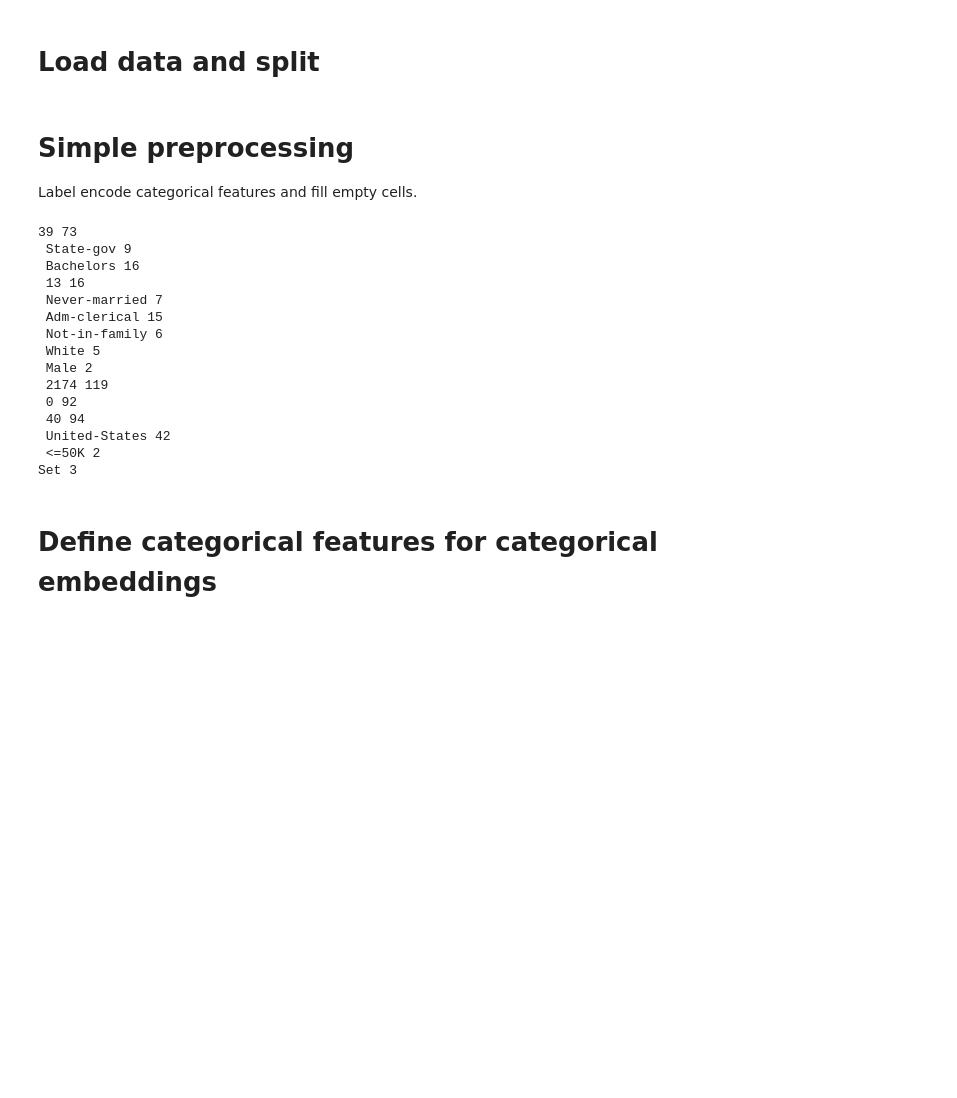
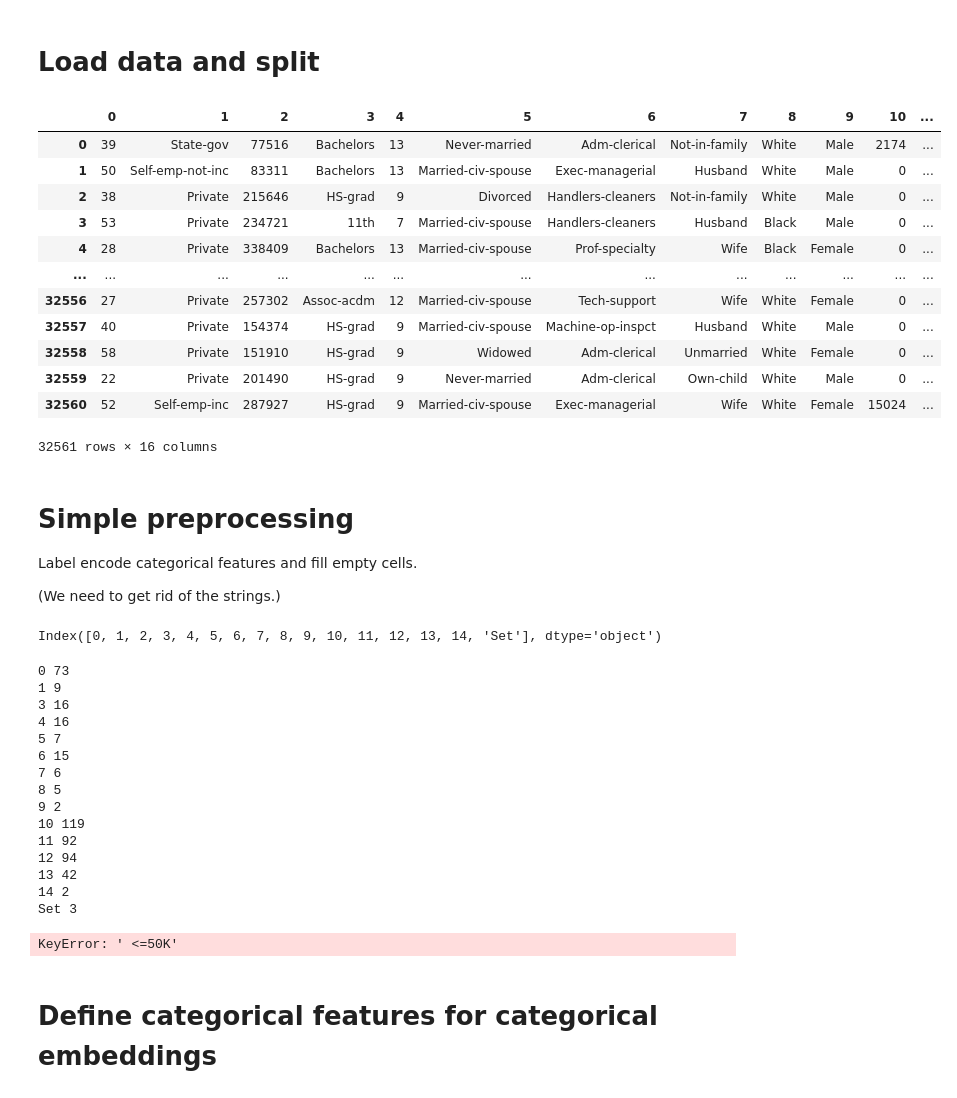
Before and after one commit to johnfkraus/tabnet, a Jupyter notebook: census_example.ipynb, the cells around one changed output. Drawn from its saved outputs; the diff is of its cells as text; code cells hidden in the pictures; blank space fills up the shorter version.

```diff
--- a/census_example.ipynb
+++ b/census_example.ipynb
@@ -49,7 +209,8 @@ Downloading file...
 # %% [markdown]
 # Load data and split
 # %%
-train = pd.read_csv(out)
+# train = pd.read_csv(out)
+train = pd.read_csv(out, header=None)
 target = ' <=50K'
 if "Set" not in train.columns:
     train["Set"] = np.random.choice(["train", "valid", "test"], p =[.8, .1, .1], size=(train.shape[0],))
@@ -57,10 +218,32 @@ if "Set" not in train.columns:
 train_indices = train[train.Set=="train"].index
 valid_indices = train[train.Set=="valid"].index
 test_indices = train[train.Set=="test"].index
+# %%
+train
+# %% [output]
+|  | 0 | 1 | 2 | 3 | 4 | 5 | 6 | 7 | 8 | 9 | 10 | ... |
+| 0 | 39 | State-gov | 77516 | Bachelors | 13 | Never-married | Adm-clerical | Not-in-family | White | Male | 2174 | ... |
+| 1 | 50 | Self-emp-not-inc | 83311 | Bachelors | 13 | Married-civ-spouse | Exec-managerial | Husband | White | Male | 0 | ... |
+| 2 | 38 | Private | 215646 | HS-grad | 9 | Divorced | Handlers-cleaners | Not-in-family | White | Male | 0 | ... |
+| 3 | 53 | Private | 234721 | 11th | 7 | Married-civ-spouse | Handlers-cleaners | Husband | Black | Male | 0 | ... |
+| 4 | 28 | Private | 338409 | Bachelors | 13 | Married-civ-spouse | Prof-specialty | Wife | Black | Female | 0 | ... |
+| ... | ... | ... | ... | ... | ... | ... | ... | ... | ... | ... | ... | ... |
+| 32556 | 27 | Private | 257302 | Assoc-acdm | 12 | Married-civ-spouse | Tech-support | Wife | White | Female | 0 | ... |
+| 32557 | 40 | Private | 154374 | HS-grad | 9 | Married-civ-spouse | Machine-op-inspct | Husband | White | Male | 0 | ... |
+| 32558 | 58 | Private | 151910 | HS-grad | 9 | Widowed | Adm-clerical | Unmarried | White | Female | 0 | ... |
+| 32559 | 22 | Private | 201490 | HS-grad | 9 | Never-married | Adm-clerical | Own-child | White | Male | 0 | ... |
+| 32560 | 52 | Self-emp-inc | 287927 | HS-grad | 9 | Married-civ-spouse | Exec-managerial | Wife | White | Female | 15024 | ... |
+32561 rows × 16 columns
 # %% [markdown]
 # Simple preprocessing
 
 Label encode categorical features and fill empty cells.
+
+(We need to get rid of the strings.)
+# %%
+train.columns
+# %% [output]
+Index([0, 1, 2, 3, 4, 5, 6, 7, 8, 9, 10, 11, 12, 13, 14, 'Set'], dtype='object')
 # %%
 nunique = train.nunique()
 types = train.dtypes
@@ -78,25 +261,27 @@ for col in train.columns:
     else:
         train.fillna(train.loc[train_indices, col].mean(), inplace=True)
 # %% [output]
-39 73
- State-gov 9
- Bachelors 16
- 13 16
- Never-married 7
- Adm-clerical 15
- Not-in-family 6
- White 5
- Male 2
- 2174 119
- 0 92
- 40 94
- United-States 42
- <=50K 2
+0 73
+1 9
+3 16
+4 16
+5 7
+6 15
+7 6
+8 5
+9 2
+10 119
+11 92
+12 94
+13 42
+14 2
 Set 3
 # %%
 # check that pipeline accepts strings
 train.loc[train[target]==0, target] = "wealthy"
 train.loc[train[target]==1, target] = "not_wealthy"
+# %% [output]
+KeyError: ' <=50K'
 # %% [markdown]
 # Define categorical features for categorical embeddings
 # %%
```
Also changed, not shown: parts of 19 cells of this notebook.
